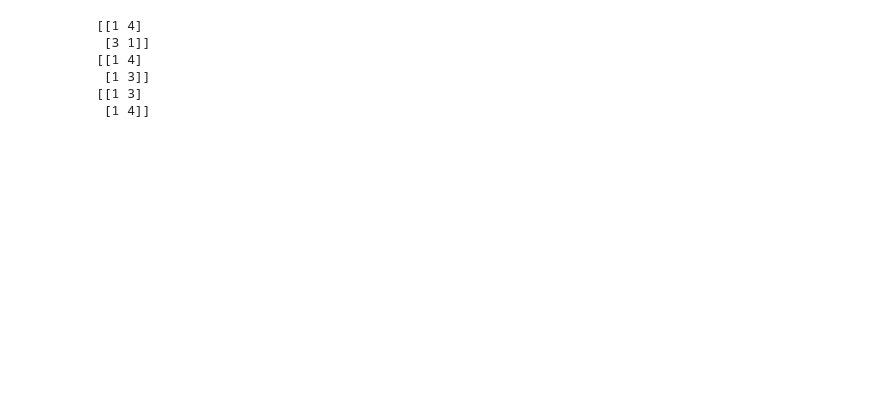
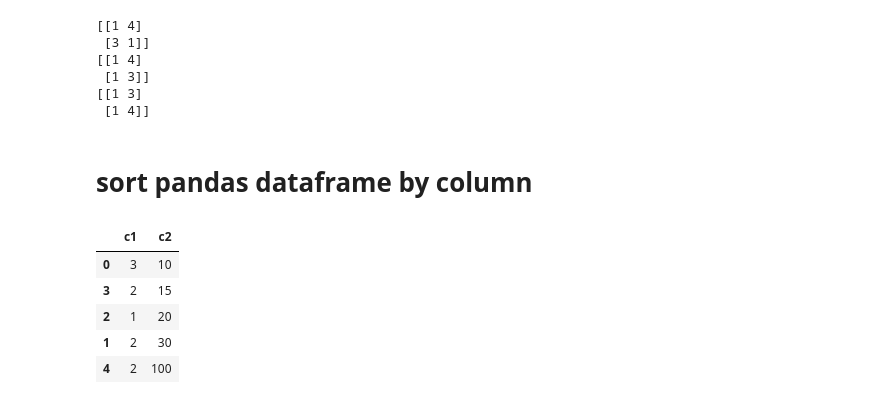
Before and after one commit to ibrahim85/CS109_2016_Lab_Files, a Jupyter notebook: My_Files/My_Python_Lecture3.ipynb, the cells around one changed output. Cells and saved outputs as stored; diff of their text form; code cells hidden in the pictures; blank space fills up the shorter version.

```diff
--- a/My_Files/My_Python_Lecture3.ipynb
+++ b/My_Files/My_Python_Lecture3.ipynb
@@ -323,3 +339,19 @@ print a
  [1 3]]
 [[1 3]
  [1 4]]
+# %% [markdown]
+# sort pandas dataframe by column
+# %%
+import pandas as pd
+df = pd.DataFrame([{'c1':3,'c2':10},{'c1':2, 'c2':30},{'c1':1,'c2':20},{'c1':2,'c2':15},{'c1':2,'c2':100}])
+
+df.sort(['c2'])
+#df.sort(['c1','c2'], ascending=[False,True])
+#df.sort(['c1','c2'], ascending=[False,True])
+# %% [output]
+|  | c1 | c2 |
+| 0 | 3 | 10 |
+| 3 | 2 | 15 |
+| 2 | 1 | 20 |
+| 1 | 2 | 30 |
+| 4 | 2 | 100 |
```
Also changed, not shown: parts of 2 cells of this notebook, 2 other files.
